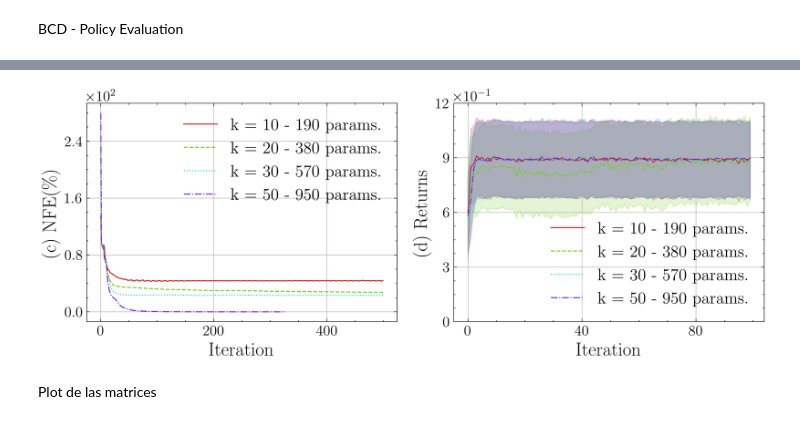
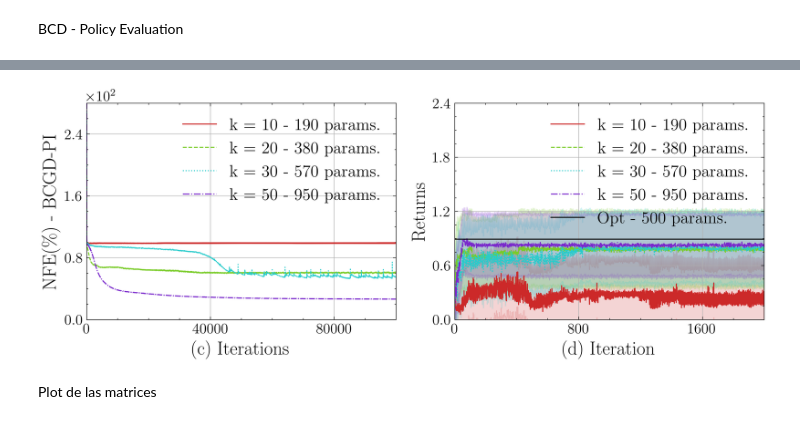
Before and after one commit to sergiorozada12/fhtlr-opt-learning, a Jupyter notebook: experiments.ipynb, the cells around one changed output, grey strips where cells are left out. Saved outputs shown, nothing was run; the diff lists cells and outputs as text; code cells hidden in the pictures.

```diff
--- a/experiments.ipynb
+++ b/experiments.ipynb
@@ -191,5 +169,5 @@ for k in k_list:
 # %%
-with open('bgcd.pkl', 'rb') as f:
+with open('exp_0.pkl', 'rb') as f:
 
     data = pickle.load(f) # deserialize using load()
 
@@ -220,8 +198,8 @@ with plt.style.context(['science', 'ieee']):
         axes[0].xaxis.set_major_locator(MaxNLocator(nbins=3))
         axes[0].set_xlim(0, num_iter -1)
         axes[0].set_ylim(0, 200)
-        axes[0].set_xlabel("(a) Iteration",fontsize=18)
-        axes[0].set_ylabel("NFE(\%)",fontsize=18)
+        axes[0].set_xlabel("(a) Iterations",fontsize=18)
+        axes[0].set_ylabel("NFE(\%) - BCGD-PE",fontsize=18)
         axes[0].legend(loc='upper right')
         axes[0].grid(True)
 
@@ -233,15 +211,15 @@ with plt.style.context(['science', 'ieee']):
         axes[1].xaxis.set_major_locator(MaxNLocator(nbins=3))
         axes[1].set_xlim(0, num_iter-1)
         #axes[1].set_ylim(0.1, 100)
-        axes[1].set_xlabel("(b) Iteration",fontsize=18)
-        axes[1].set_ylabel(r"$ L (\mathcal{Q})$ ",fontsize=18)
+        axes[1].set_xlabel("(b) Iterations",fontsize=18)
+        axes[1].set_ylabel(r"$ L (\mathcal{Q})$ - BCGD-PE",fontsize=18)
         axes[1].set_yscale('log')
         axes[1].legend(loc='upper right')
         axes[1].grid(True)
 
     # Ajustar el espacio entre subplots
     plt.tight_layout()
-
+    plt.savefig("figures/BCGD-PE")
     # Mostrar la figura
     plt.show()
 # %% [output]
@@ -435,7 +394,7 @@ for k in k_list:
     returns_mean_list.append(returns_mean)
     returns_std_list.append(returns_std)
 # %%
-with open('exp1.pkl', 'rb') as f:
+with open('policy-bcgd.pkl', 'rb') as f:
 
     data = pickle.load(f) # deserialize using load()
 
@@ -446,25 +405,15 @@ returns_mean_list = data[3]
 returns_std_list = data[4]
 
 k_list = [10, 20, 30, 50]
+scale = 0.7
+bcd_num_iter = 50
+policy_num_iter = 2000
 # %%
-def generate_random_colors(num_colors):
-    # Generar valores de matiz (H)
-    hue_values = np.linspace(0, 1, num_colors, endpoint=False)
-
-    # Fijar saturación (S) y valor (V) para obtener colores brillantes
-    saturation = 0.8
-    value = 0.8
-
-    # Convertir de HSV a RGB
-    hsv_colors = np.ones((num_colors, 3))
-    hsv_colors[:, 0] = hue_values
-    hsv_colors[:, 1] = saturation
-    hsv_colors[:, 2] = value
-    rgb_colors = matplotlib.colors.hsv_to_rgb(hsv_colors)
-
-    return rgb_colors
-
 colors = generate_random_colors(len(k_list))
+x_lim = 0
+for errors in errors_list:
+    if len(errors) > x_lim:
+        x_lim = len(errors)
 # Crear subplots
 with plt.style.context(['science', 'ieee']):
     plt.rcParams.update({'font.size': 14})
@@ -480,43 +429,56 @@ with plt.style.context(['science', 'ieee']):
 
         # Segundo subplot: Coseno
         axes[0].plot(errors/(np.linalg.norm(Q_opt)/100),color = colors[k],label = f"k = {k_list[k]} - {(ENV.W*2  + ENV.nA + ENV.H)*k_list[k] } params.")
         axes[0].yaxis.set_major_formatter(ScalarFormatter(useMathText=True))
         axes[0].ticklabel_format(style='scientific', axis='y', scilimits=(0, 0))
         axes[0].yaxis.set_major_locator(MaxNLocator(nbins=4))
         axes[0].xaxis.set_major_locator(MaxNLocator(nbins=3))
-        #axes[0].set_xlim(0, num_iter)
-        #axes[0].set_ylim(0, 200)
-        axes[0].set_xlabel("Iteration",fontsize=18)
-        axes[0].set_ylabel("(c) NFE(\%)",fontsize=18)
+        axes[0].set_xlim(0, x_lim -1)
+        axes[0].set_ylim(0, 280)
+        axes[0].set_xlabel("(c) Iterations",fontsize=18)
+        axes[0].set_ylabel("NFE(\%) - BCGD-PI",fontsize=18)
         axes[0].legend(loc='upper right')
         axes[0].grid(True)
 
         # Tercer subplot: Tangente
         axes[1].plot(returns_mean , color = colors[k], label = f"k = {k_list[k]} - {(ENV.W*2 + ENV.nA + ENV.H)*k_list[k] } params.")
         axes[1].fill_between(
             range(len(returns_mean)),  # Eje X: índices de los valores
             returns_mean - returns_std,  # Límite inferior
             returns_mean + returns_std,  # Límite superior
             color=colors[k], alpha=0.2  # Opcional: color y transparencia
         )
         axes[1].yaxis.set_major_formatter(ScalarFormatter(useMathText=True))
         axes[1].ticklabel_format(style='scientific', axis='y', scilimits=(0, 0))
         axes[1].yaxis.set_major_locator(MaxNLocator(nbins=4))
         axes[1].xaxis.set_major_locator(MaxNLocator(nbins=3))
-        #axes[1].set_xlim(0, num_iter)
+        axes[1].set_xlim(0, policy_num_iter - 1)
         axes[1].set_ylim(0, 1.2)
-        axes[1].set_xlabel("Iteration",fontsize=18)
-        axes[1].set_ylabel(r"(d) Returns ",fontsize=18)
-        axes[1].legend(loc='lower right')
+        axes[1].set_xlabel("(d) Iterations",fontsize=18)
+        axes[1].set_ylabel(r"Returns  - BCGD-PI",fontsize=18)
+        axes[1].legend(loc='upper right')
         axes[1].grid(True)
+
+    # Tercer subplot: Tangente
+    axes[1].plot([opt_mean_return]*policy_num_iter , color = 'black', label = f"Opt - {Q_opt.size} params.")
+    axes[1].yaxis.set_major_formatter(ScalarFormatter(useMathText=True))
+    axes[1].ticklabel_format(style='scientific', axis='y', scilimits=(0, 0))
+    axes[1].yaxis.set_major_locator(MaxNLocator(nbins=4))
+    axes[1].xaxis.set_major_locator(MaxNLocator(nbins=3))
+    axes[1].set_xlim(0, policy_num_iter - 1)
+    axes[1].set_ylim(0, 2.4)
+    axes[1].set_xlabel("(d) Iteration",fontsize=18)
+    axes[1].set_ylabel(r"Returns ",fontsize=18)
+    axes[1].legend(loc='upper right')
+    axes[1].grid(True)
 
     # Ajustar el espacio entre subplots
     plt.tight_layout()
-
+    plt.savefig("figures/BCGD-PI")
     # Mostrar la figura
     plt.show()
 # %% [output]
-[figure, old version]
+[figure, new version]
 # %% [markdown]
 Plot de las matrices
 # %%
```
Also changed, not shown: parts of 16 cells of this notebook, 12 other files.
